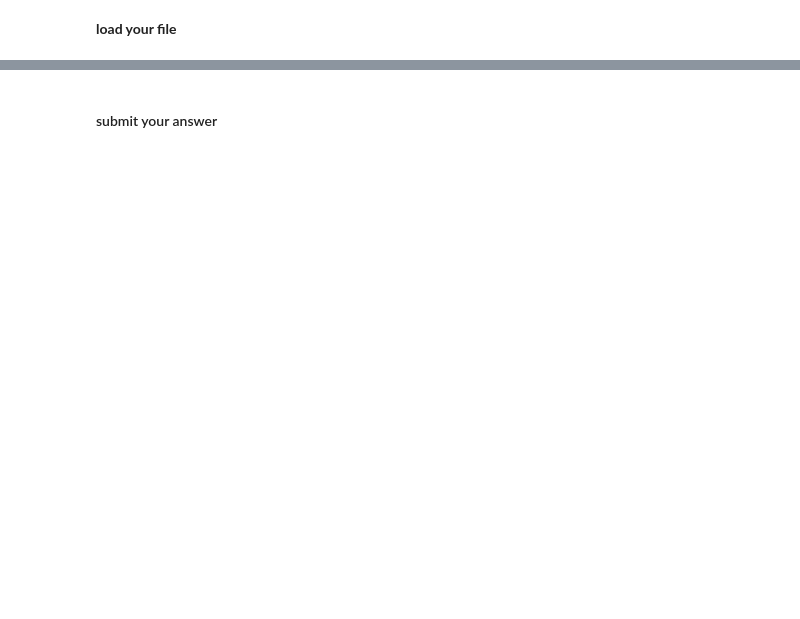
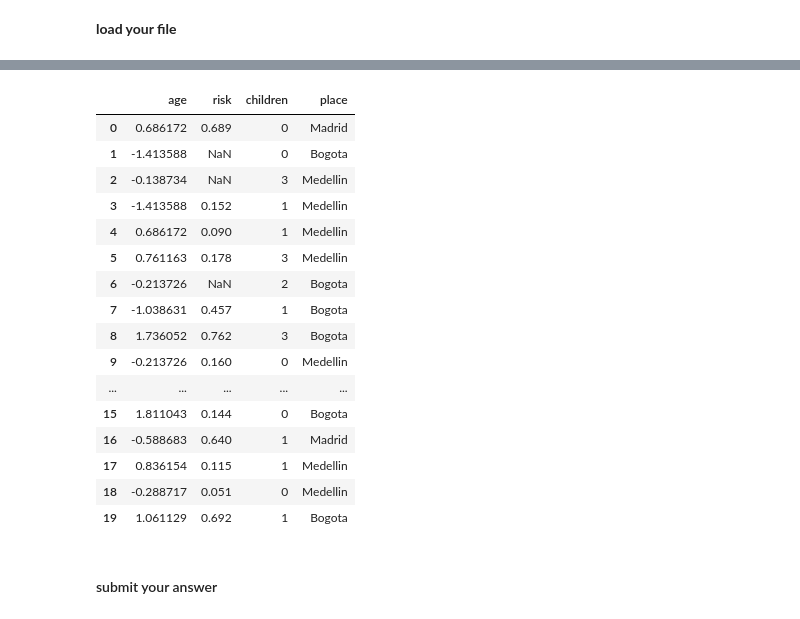
Before and after one commit to danielapavas/Labs-IA, a Jupyter notebook: content/LAB 04.01 - CLEANING DATA.ipynb, the cells around one changed output, grey strips where cells are left out. Drawn from its saved outputs; the diff is of its cells as text; code cells hidden in the pictures; blank space fills up the shorter version.

```diff
--- a/content/LAB 04.01 - CLEANING DATA.ipynb
+++ b/content/LAB 04.01 - CLEANING DATA.ipynb
@@ -269,3 +269,24 @@ r03
+# %%
+r03 = pd.read_csv("age_meanstd.csv")
+r03
+# %% [output]
+|  | age | risk | children | place |
+| 0 | 0.686172 | 0.689 | 0 | Madrid |
+| 1 | -1.413588 | NaN | 0 | Bogota |
+| 2 | -0.138734 | NaN | 3 | Medellin |
+| 3 | -1.413588 | 0.152 | 1 | Medellin |
+| 4 | 0.686172 | 0.090 | 1 | Medellin |
+| 5 | 0.761163 | 0.178 | 3 | Medellin |
+| 6 | -0.213726 | NaN | 2 | Bogota |
+| 7 | -1.038631 | 0.457 | 1 | Bogota |
+| 8 | 1.736052 | 0.762 | 3 | Bogota |
+| 9 | -0.213726 | 0.160 | 0 | Medellin |
+| ... | ... | ... | ... | ... |
+| 15 | 1.811043 | 0.144 | 0 | Bogota |
+| 16 | -0.588683 | 0.640 | 1 | Madrid |
+| 17 | 0.836154 | 0.115 | 1 | Medellin |
+| 18 | -0.288717 | 0.051 | 0 | Medellin |
+| 19 | 1.061129 | 0.692 | 1 | Bogota |
 # %% [markdown]
 #### submit your answer
 # %%
```
Also changed, not shown: parts of 5 cells of this notebook.
